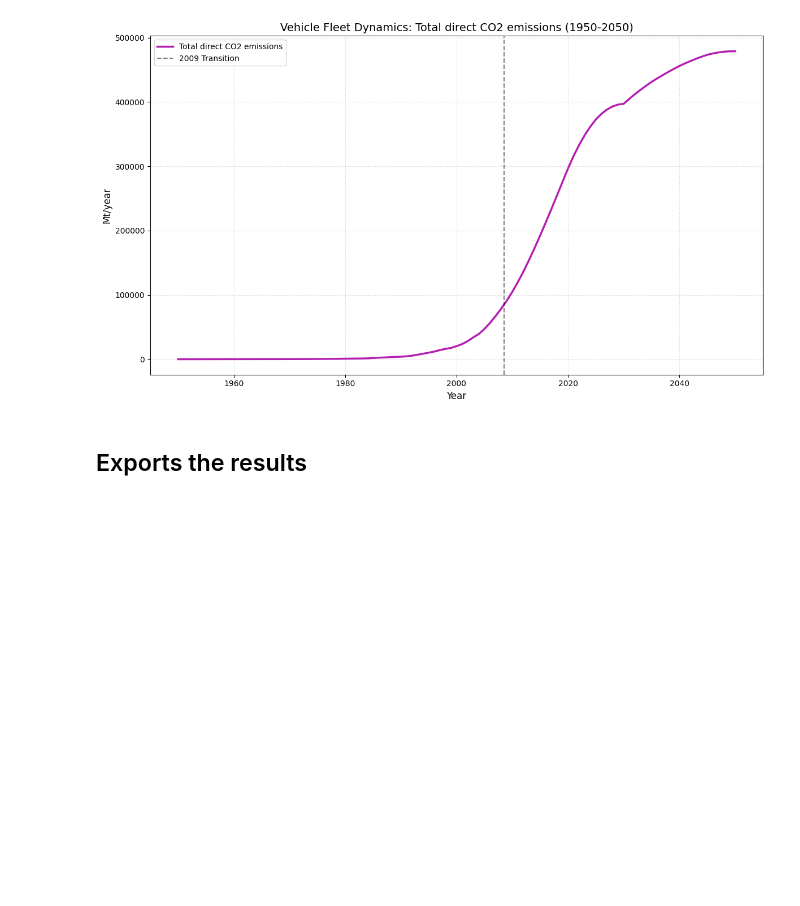
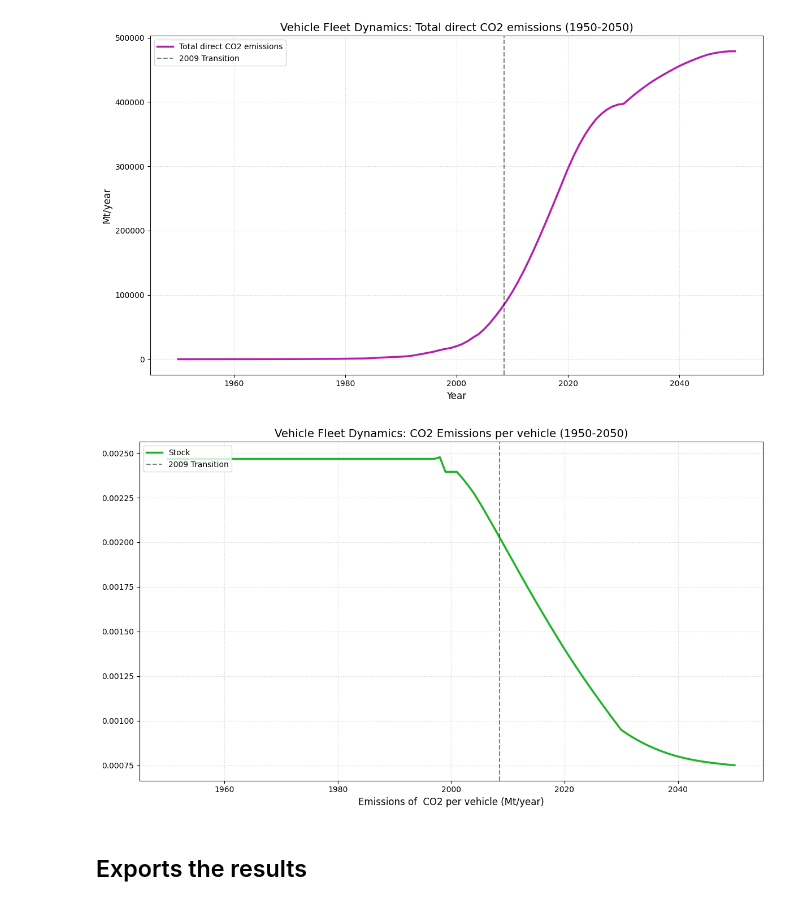
Before and after one commit to juliettegau/TEP4290-juliette, a Jupyter notebook: Warm_up_14_chinese_vehicle_fleet/Warm_up_14_Vehicle_Stock_China.ipynb, the cells around one changed output. Cells and saved outputs as stored; diff of their text form; code cells hidden in the pictures; blank space fills up the shorter version.

```diff
--- a/Warm_up_14_chinese_vehicle_fleet/Warm_up_14_Vehicle_Stock_China.ipynb
+++ b/Warm_up_14_chinese_vehicle_fleet/Warm_up_14_Vehicle_Stock_China.ipynb
@@ -341,6 +370,31 @@ plt.savefig("Vehicle_co2.png", dpi=300)
 plt.show()
 # %% [output]
 [figure]
+# %%
+# Population
+plt.figure(figsize=(12, 7))
+
+# Plot stock (Vehicles in use)
+plt.plot(data["Time"], data["Total gasoline consumend"]/data["Stock"],
+         color="#1fb426", linewidth=2.5, label="Stock")
+
+# Add a vertical line for the transition between Historical and Future data
+plt.axvline(x=2008.5, color='black', linestyle='--', alpha=0.5, label="2009 Transition")
+
+# Formatting the plot
+plt.title("Vehicle Fleet Dynamics: CO2 Emissions per vehicle (1950-2050)", fontsize=14)
+plt.xlabel("Emissions of  CO2 per vehicle (Mt/year)", fontsize=12)
+
+# Add grid and legend
+plt.grid(True, linestyle=':', alpha=0.6)
+plt.legend(loc='upper left')
+
+# Adjust layout and show
+plt.tight_layout()
+plt.savefig("Carbon_footprint.png", dpi=300)
+plt.show()
+# %% [output]
+[figure, added]
 # %% [markdown]
 ## Exports the results
 # %% [markdown]
```
Also changed, not shown: parts of 3 cells of this notebook, 5 other files.
